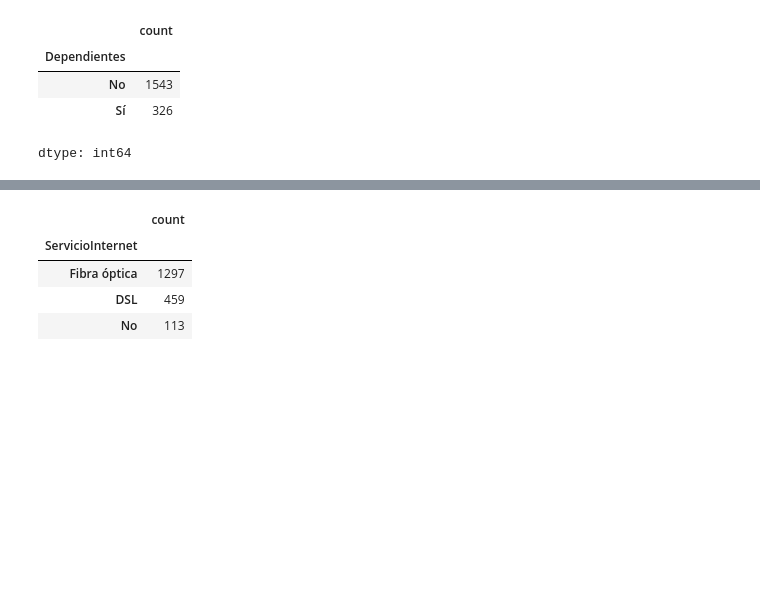
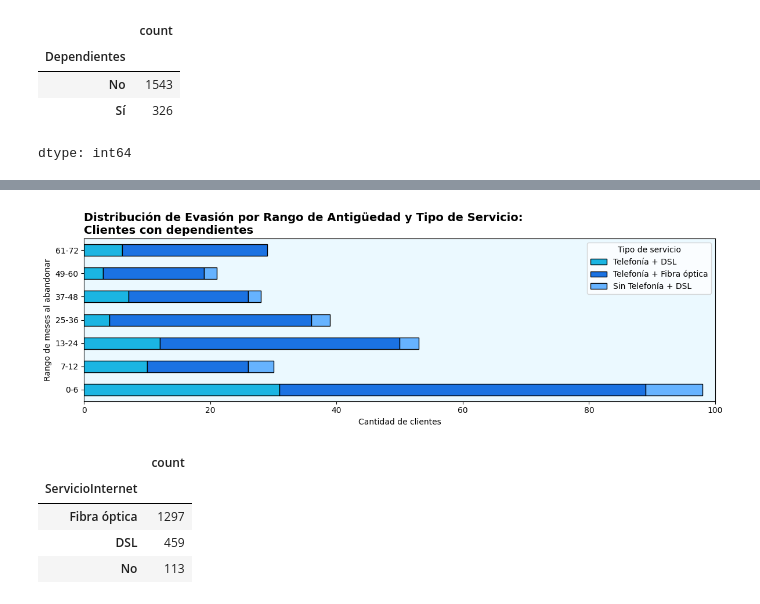
Before and after one commit to DanielRaiicHu/TelecomX, a Jupyter notebook: TelecomX.ipynb, the cells around one changed output, grey strips where cells are left out. Cells and saved outputs as stored; diff of their text form; code cells hidden in the pictures; blank space fills up the shorter version.

```diff
--- a/TelecomX.ipynb
+++ b/TelecomX.ipynb
@@ -1378,3 +1406,7 @@ plt.show()
+# %%
+distribucion_evasion_antiguedad_con_dependientes().show()
+# %% [output]
+[figure, added]
 # %%
 df_evasion['ServicioInternet'].value_counts()
 # %% [output]
```
Also changed, not shown: parts of 68 cells of this notebook.
